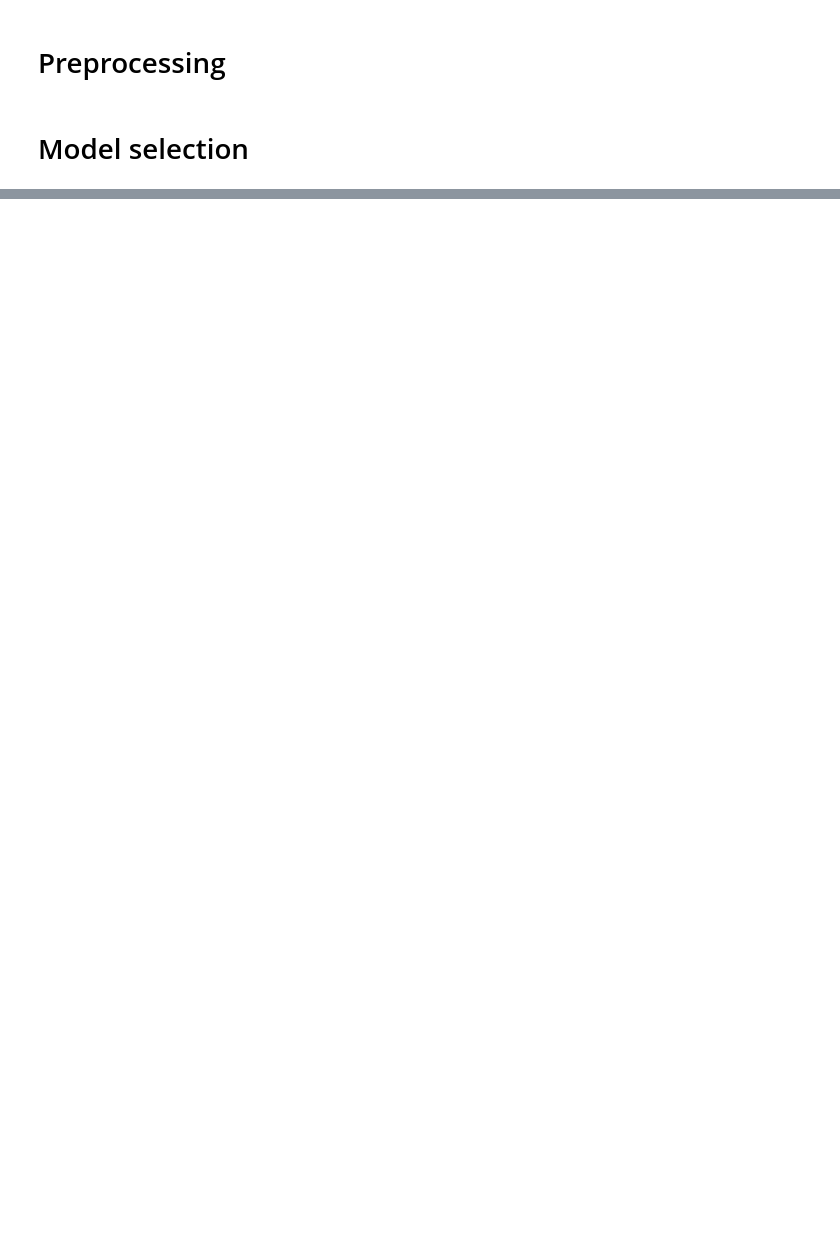
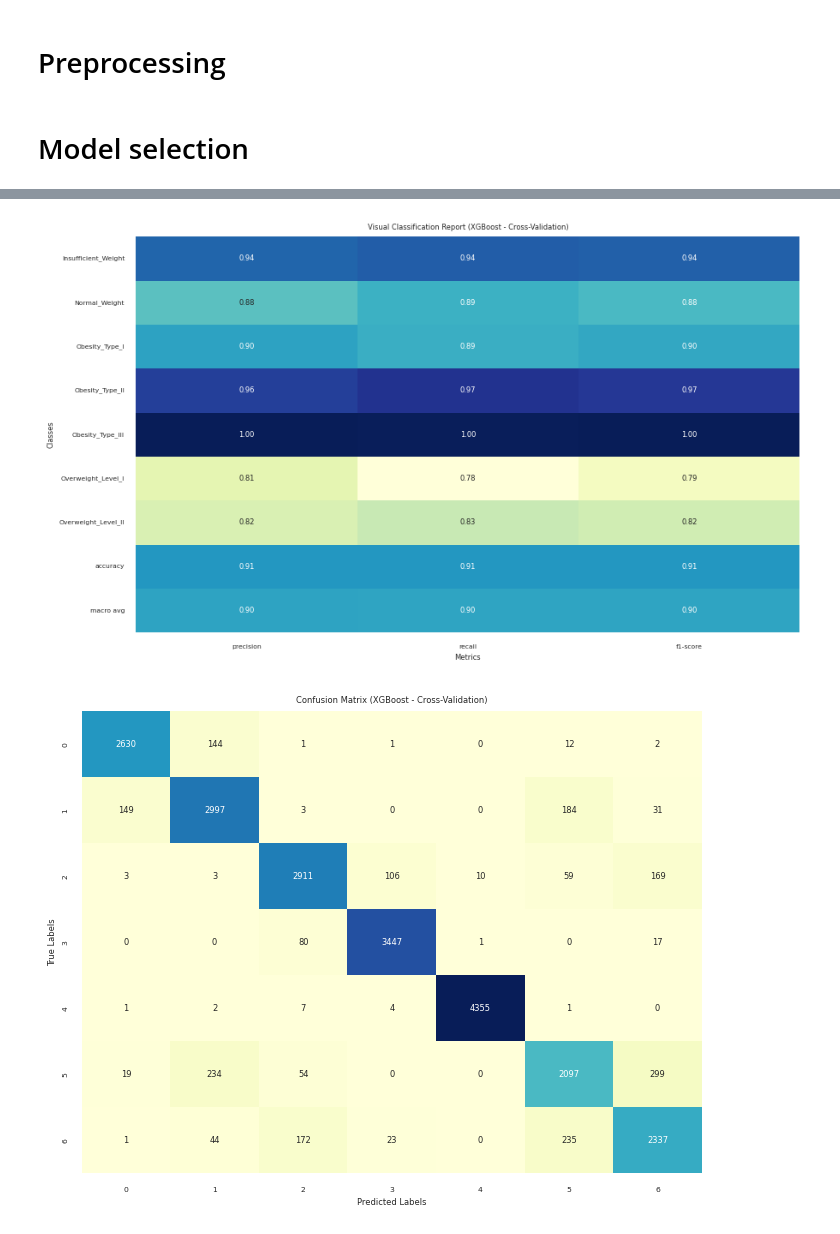
Before and after one commit to mailmezorro/playground-series-s4e2, a Jupyter notebook: PlaygroundS4E02.ipynb, the cells around one changed output, grey strips where cells are left out. Drawn from its saved outputs; the diff is of its cells as text; code cells hidden in the pictures; blank space fills up the shorter version.

```diff
--- a/PlaygroundS4E02.ipynb
+++ b/PlaygroundS4E02.ipynb
@@ -295,4 +284,4 @@ MTRANS                            0
 NObeyesdad                        0
 dtype: int64
 # %%
-df_train[df_train.duplicated(keep='first')]
+df_train.drop_duplicates(keep='first', inplace=True)
@@ -412,54 +400,67 @@ Insufficient_Weight       0.94      0.92      0.93      2795
 # %%
-# Kodieren der Klassenlabels für XGBoost
+# Encoding class labels for XGBoost
 label_encoder = LabelEncoder()
 y_train_encoded = label_encoder.fit_transform(y_train)
 
-# Zusammenstellen des gesamten Pipelines für XGBoost
+# Building the entire pipeline for XGBoost
 xgb_pipeline = Pipeline([
     ('preprocessor', preprocessor),
     ('classifier', xgb.XGBClassifier())
 ])
 
-# Hyperparameter-Raster für XGBoost
+# Hyperparameter grid for XGBoost
 xgb_param_grid = {
     'classifier__n_estimators': [800, 900, 1000],
     'classifier__max_depth': [4],
-    'classifier__learning_rate': [0.05, 0.1],  # Hinzufügen von Lernraten
-    'classifier__subsample': [0.8, 0.9],  # Stichprobengröße für Bootstrapping
-    'classifier__colsample_bytree': [0.5, 0.6]  # Feature-Subsampling-Rate pro Baum
+    'classifier__learning_rate': [0.05, 0.1],  # Adding learning rates
+    'classifier__subsample': [0.8, 0.9],  # Sampling size for bootstrapping
+    'classifier__colsample_bytree': [0.5, 0.6]  # Feature subsampling rate per tree
 }
 
-# GridSearchCV für XGBoost
+# GridSearchCV for XGBoost
 xgb_grid_search = GridSearchCV(xgb_pipeline, xgb_param_grid, cv=2, n_jobs=-1)
 
-# Trainieren des XGBoost-Modells mit Cross-Validation
+# Training the XGBoost model with cross-validation
 xgb_grid_search.fit(X_train, y_train_encoded)
 
-# Beste Parameter und beste Genauigkeit für XGBoost
-print("\nBeste Parameter für XGBoost:", xgb_grid_search.best_params_)
-print("Beste Genauigkeit für XGBoost:", xgb_grid_search.best_score_)
+# Best parameters and best accuracy for XGBoost
+print("\nBest parameters for XGBoost:", xgb_grid_search.best_params_)
+print("Best accuracy for XGBoost:", xgb_grid_search.best_score_)
 
-# Cross-Validation-Vorhersagen für XGBoost
+# Cross-validation predictions for XGBoost
 xgb_predictions_encoded_cv = cross_val_predict(xgb_grid_search.best_estimator_, X_train, y_train_encoded, cv=2)
 
-# Dekodieren der Vorhersagen für XGBoost
+# Decoding the predictions for XGBoost
 xgb_predictions_cv = label_encoder.inverse_transform(xgb_predictions_encoded_cv)
 
-# Ausgabe der Vorhersagen für XGBoost
-print("XGBoost Vorhersagen (Cross-Validation):", xgb_predictions_cv)
+# Outputting the predictions for XGBoost
+print("XGBoost predictions (Cross-Validation):", xgb_predictions_cv)
 
-# Fehleranalyse für XGBoost basierend auf Cross-Validation
-print("\nFehleranalyse für XGBoost (Cross-Validation):")
+# Error analysis for XGBoost based on Cross-Validation
+print("\nError analysis for XGBoost (Cross-Validation):")
 print(classification_report(y_train, xgb_predictions_cv))
 
-# Confusion Matrix für XGBoost basierend auf Cross-Validation
+# Confusion Matrix for XGBoost based on Cross-Validation
 conf_matrix_cv = confusion_matrix(y_train, xgb_predictions_cv)
 
-# Ausgabe der Confusion Matrix
-print("\nConfusion Matrix für XGBoost (Cross-Validation):")
+# Outputting the Confusion Matrix
+print("\nConfusion Matrix for XGBoost (Cross-Validation):")
 print(conf_matrix_cv)
 
-prediction_X_test = xgb_grid_search.predict(X_test)
-prediction_X_test = xgb_grid_search.predict(prediction_X_test)
-prediction_X_test_encoded = label_encoder.inverse_transform(prediction_X_test)
+# Plotting the Classification Report
+df_report = pd.DataFrame(classification_report(y_train, xgb_predictions_cv, output_dict=True)).transpose()
+plt.figure(figsize=(10, 6))
+sns.heatmap(df_report.iloc[:-1, :-1], annot=True, cmap="YlGnBu", fmt=".2f", cbar=False)
+plt.title('Visual Classification Report (XGBoost - Cross-Validation)')
+plt.xlabel('Metrics')
+plt.ylabel('Classes')
+plt.show()
+
+# Plotting the Confusion Matrix
+plt.figure(figsize=(8, 6))
+sns.heatmap(conf_matrix_cv, annot=True, fmt="d", cmap="YlGnBu", cbar=False)
+plt.title('Confusion Matrix (XGBoost - Cross-Validation)')
+plt.xlabel('Predicted Labels')
+plt.ylabel('True Labels')
+plt.show()
 # %% [output]
@@ -482,0 +484,2 @@ Insufficient_Weight       0.94      0.94      0.94      2795
+[figure, added]
+[figure, added]
```
Also changed, not shown: parts of 17 cells of this notebook, 1 other file.
